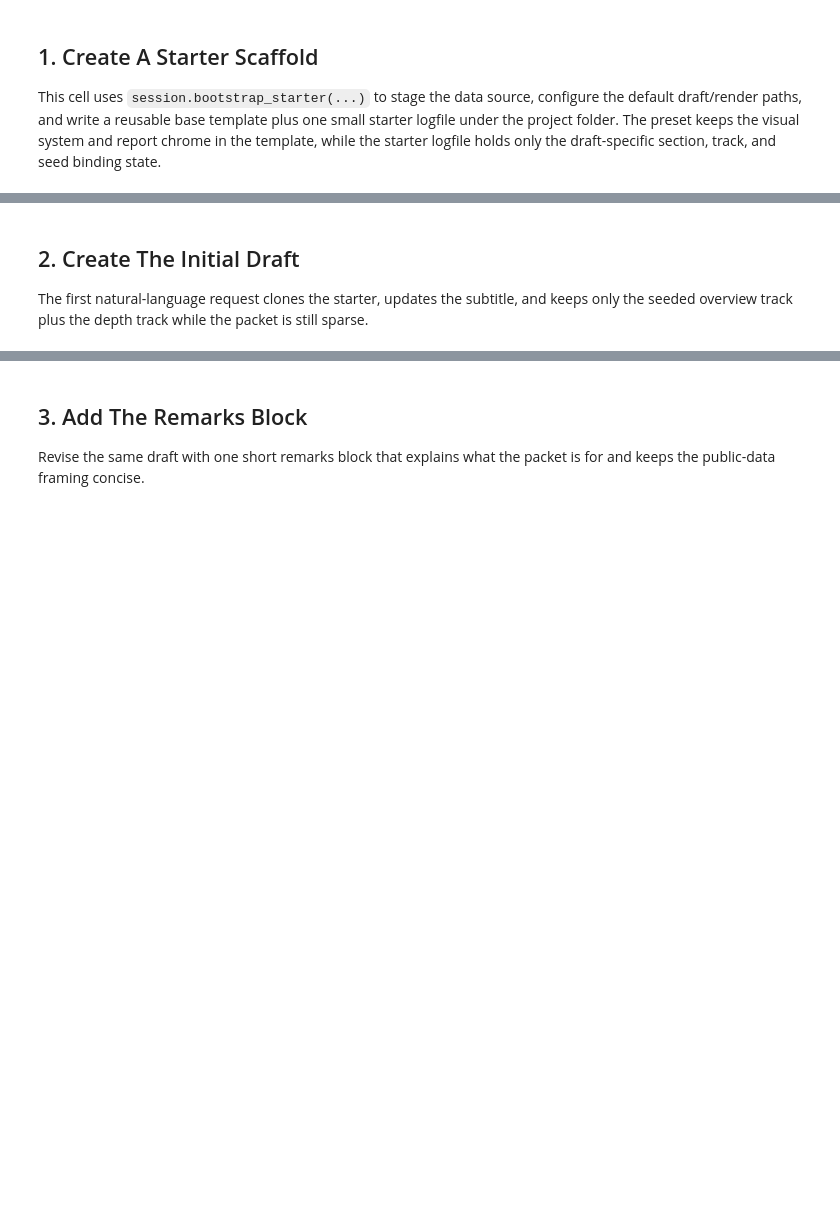
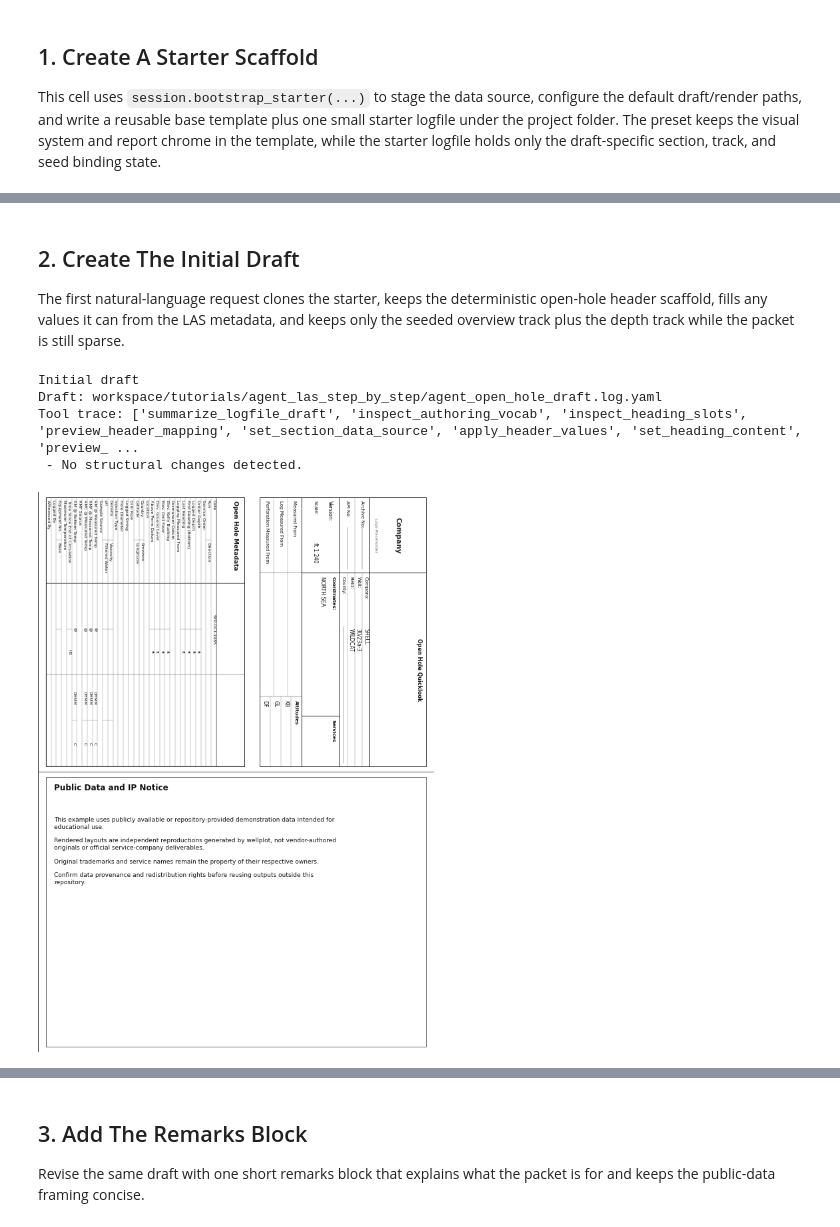
Before and after one commit to cschrupp/wellplot, a Jupyter notebook: examples/notebooks/user/agent_las_step_by_step.ipynb, the cells around one changed output, grey strips where cells are left out. Saved outputs shown, nothing was run; the diff lists cells and outputs as text; code cells hidden in the pictures; blank space fills up the shorter version.

Commit message:
Expand deterministic header and authoring workflows

```diff
--- a/examples/notebooks/user/agent_las_step_by_step.ipynb
+++ b/examples/notebooks/user/agent_las_step_by_step.ipynb
@@ -140,21 +176,29 @@ AttributeError: 'AuthoringSession' object has no attribute 'bootstrap_starter'
 # %% [markdown]
 ## 2. Create The Initial Draft
 
-The first natural-language request clones the starter, updates the subtitle, and keeps only the seeded overview track plus the depth track while the packet is still sparse.
+The first natural-language request clones the starter, keeps the deterministic open-hole header scaffold, fills any values it can from the LAS metadata, and keeps only the seeded overview track plus the depth track while the packet is still sparse.
 # %%
 seed_result = await session.run(
     goal=f"""
         Start from the existing starter logfile and create the initial open-hole draft.
 
         - Keep the section id `main`.
         - Set the section subtitle to `Interactive LAS tutorial draft`.
         - Keep the seeded `gr_sp` overview track before the depth track.
         - Do not add any additional tracks yet.
-        - Keep the source-key-backed heading fields.
+        - Keep the existing open-hole header archetype structure.
+        - Fill any available header values from the LAS metadata.
+        - If some open-hole header labels do not have values yet, keep the blank placeholders.
         - Set the first service title to `Open Hole Quicklook`.
         - Do not add remarks yet.
     """,
     source_logfile_path=STARTER_LOGFILE,
 )
 
 display_authoring_result("Initial draft", seed_result, preview="report")
+# %% [output]
+Initial draft
+Draft: workspace/tutorials/agent_las_step_by_step/agent_open_hole_draft.log.yaml
+Tool trace: ['summarize_logfile_draft', 'inspect_authoring_vocab', 'inspect_heading_slots', 'preview_header_mapping', 'set_section_data_source', 'apply_header_values', 'set_heading_content', 'preview_ ...
+ - No structural changes detected.
+[figure, added]
```
Also changed, not shown: parts of 10 cells of this notebook, 19 other files.
